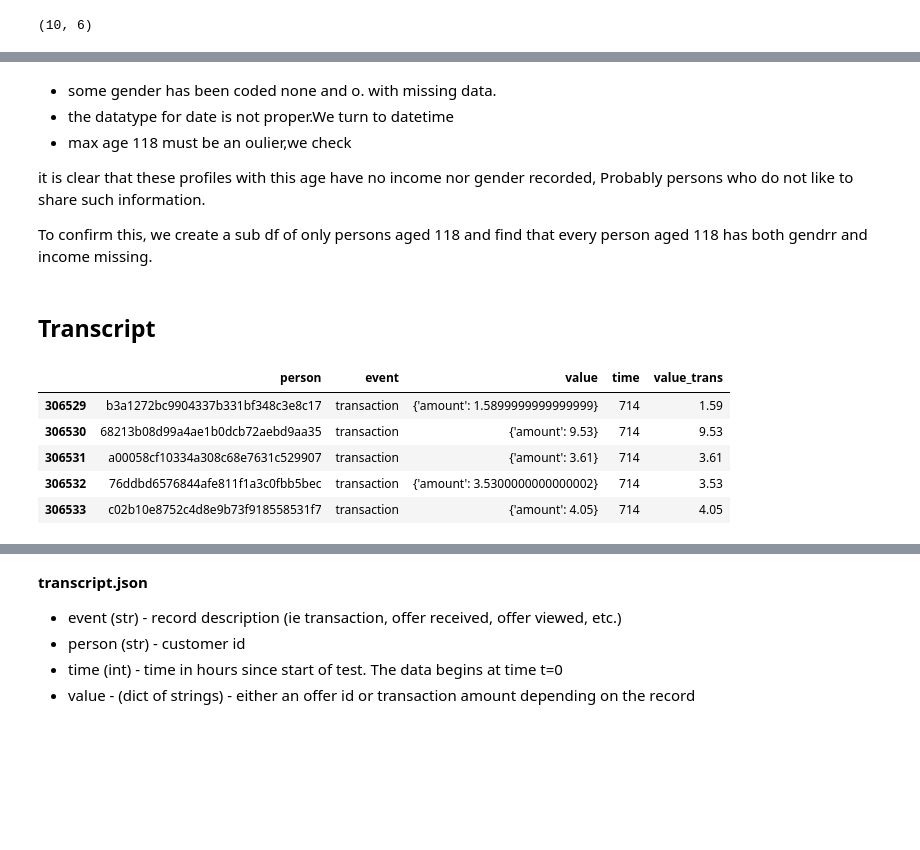
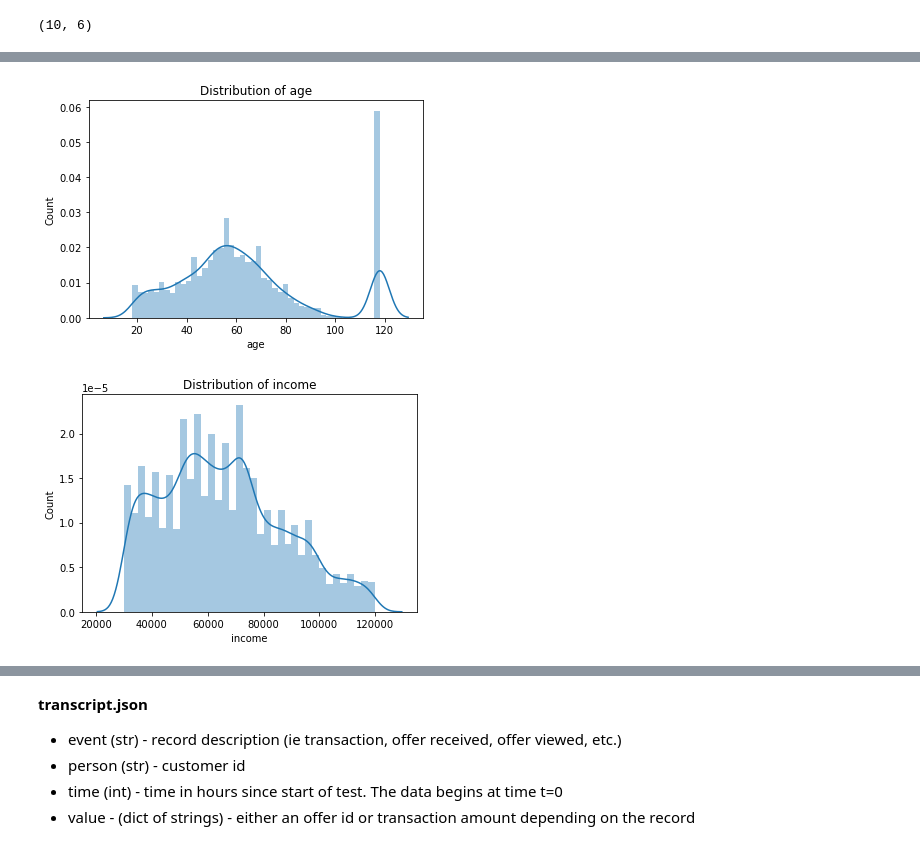
Before and after one commit to oladipod/capstone_starbucks, a Jupyter notebook: main_notebook.ipynb, the cells around one changed output, grey strips where cells are left out. Cells and saved outputs as stored; diff of their text form; code cells hidden in the pictures; blank space fills up the shorter version.

```diff
--- a/main_notebook.ipynb
+++ b/main_notebook.ipynb
@@ -184,0 +374,3 @@ profile.describe()
+# %%
+#remove the membershp date col
+profile.drop(columns = ['became_member_on'], inplace= True)
@@ -184,0 +404,3 @@ profile.describe()
+# %%
+#rename column title
+profile.rename({'id': 'customer_id'}, axis =1, inplace=True)
@@ -185,3 +455,4 @@ profile.describe()
 # %%
-profile.rename({'id': 'profile_id'}, axis =1, inplace=True)
+#Remove customers with age 118
+# profile = profile[profile['age'] != 118]
 # %%
@@ -194,2 +474,3 @@ profile.isnull().sum()
 # %%
-prof_cat =["gender"]
+prof_cat = ['gender', 'member_since_yrs']
+prof_num = ['age', 'income']
@@ -217,22 +476,0 @@ profile[profile['age']==118].count()
-# %% [markdown]
-- some gender has been coded none and o. with missing data.
-- the datatype for date is not proper.We turn to datetime
-- max age 118 must be an oulier,we check
-
-it is clear that these profiles with this age have no income nor gender recorded, Probably persons who do not like to share such information.
-
-To confirm this, we create a sub df of only persons aged 118 and find that every person aged 118 has both gendrr and income missing.
-# %% [markdown]
-## Transcript
-# %%
-#recode name for ids of pr
-transcript['value_trans'] = transcript['value'].apply(lambda x: list(x.values())[0]) #.groupby(['person','value'])['event'].count()
-transcript['value_trans'] = transcript.value_trans.replace(offer_code)
-transcript.tail()
-# %% [output]
-|  | person | event | value | time | value_trans |
-| 306529 | b3a1272bc9904337b331bf348c3e8c17 | transaction | {'amount': 1.5899999999999999} | 714 | 1.59 |
-| 306530 | 68213b08d99a4ae1b0dcb72aebd9aa35 | transaction | {'amount': 9.53} | 714 | 9.53 |
-| 306531 | a00058cf10334a308c68e7631c529907 | transaction | {'amount': 3.61} | 714 | 3.61 |
-| 306532 | 76ddbd6576844afe811f1a3c0fbb5bec | transaction | {'amount': 3.5300000000000002} | 714 | 3.53 |
-| 306533 | c02b10e8752c4d8e9b73f918558531f7 | transaction | {'amount': 4.05} | 714 | 4.05 |
@@ -240,0 +477,5 @@ transcript.groupby(['person','value_trans'])['event'].count()
+# %%
+dist_plot(df=profile, numcols=prof_num, hist= True)
+# %% [output]
+[figure, added]
+[figure, added]
```
Also changed, not shown: parts of 157 cells of this notebook, 1 other file.
